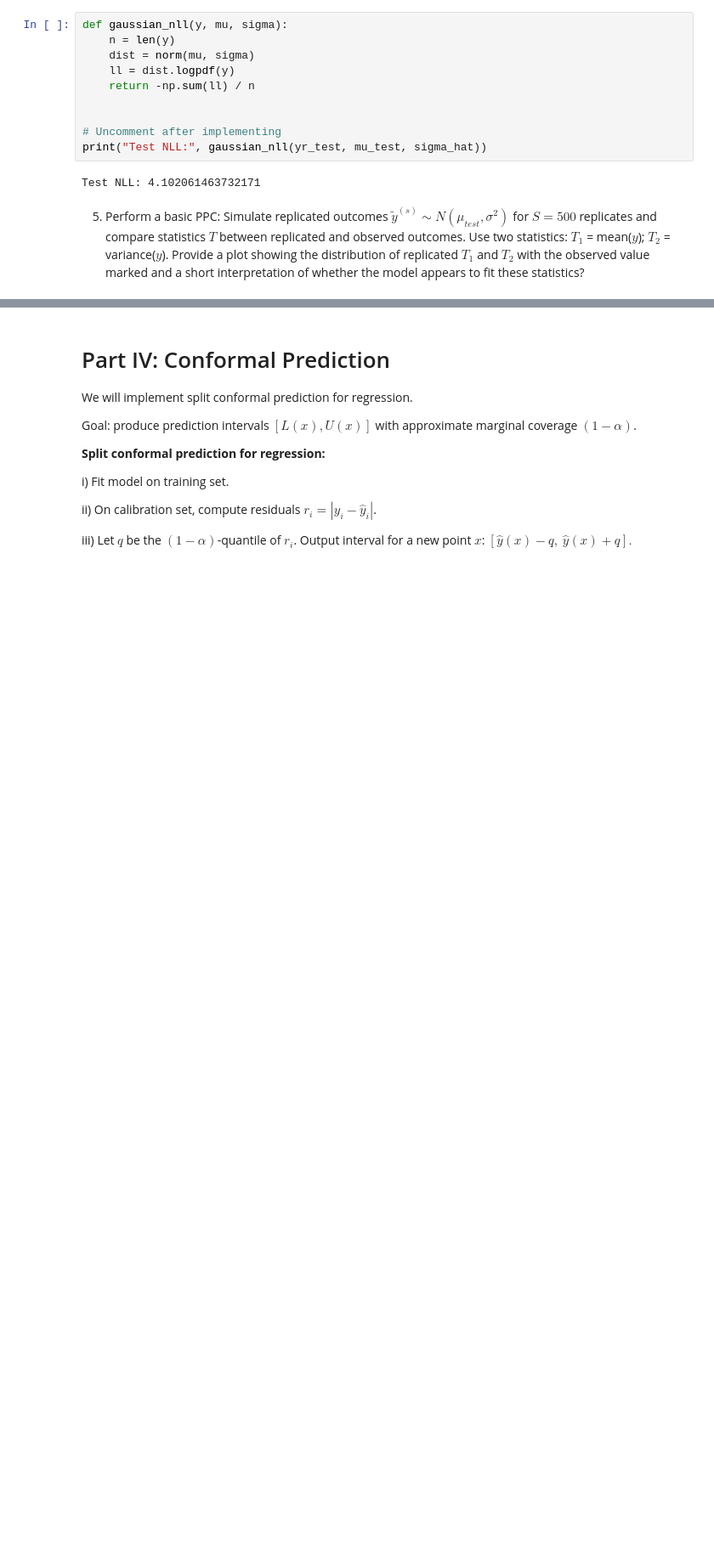
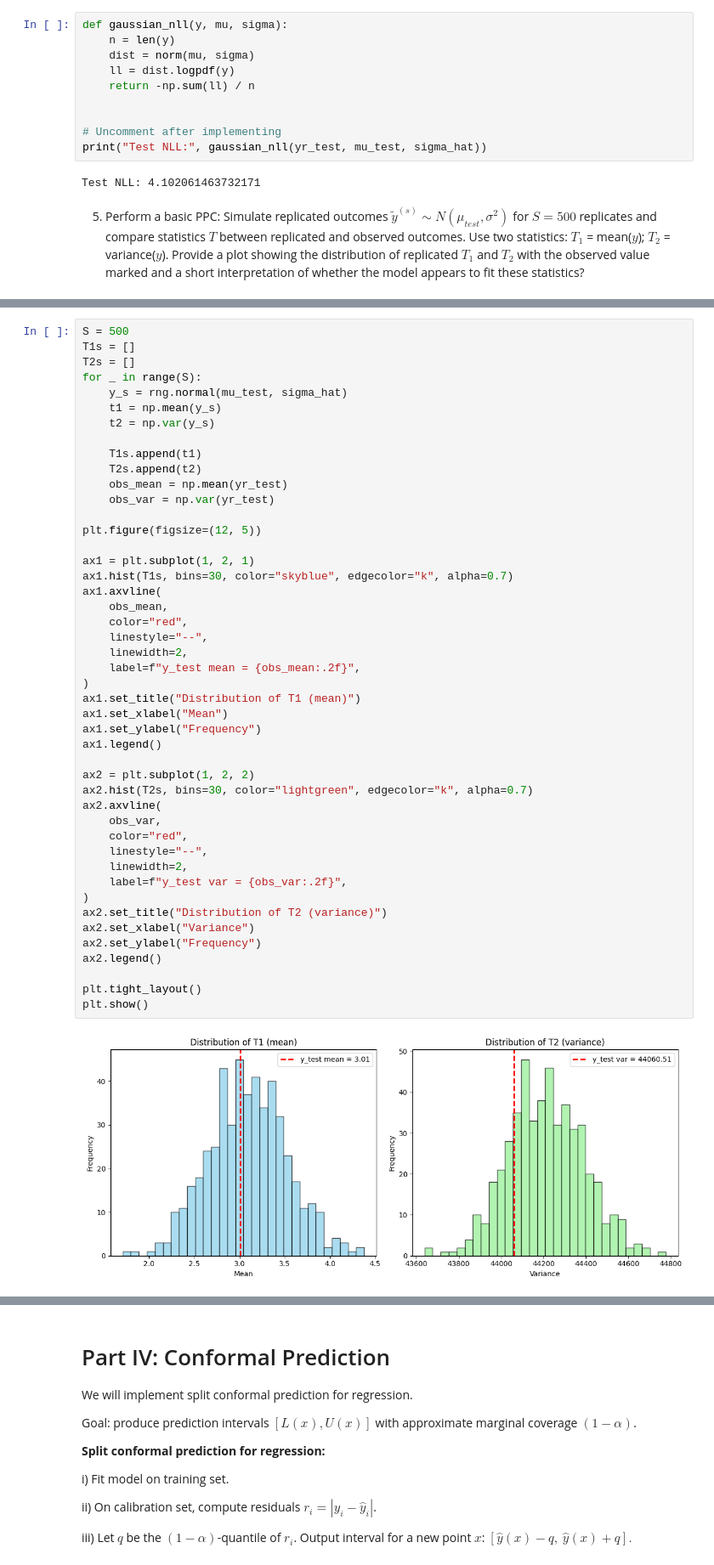
Before and after one commit to chihuangliu/ELEC70122_ML_for_Safety_Critical_Decision_Making, a Jupyter notebook: ELEC70122_HW1.ipynb, the cells around one changed output, grey strips where cells are left out. Shown at 85% size. Drawn from its saved outputs; the diff is of its cells as text; blank space fills up the shorter version.

```diff
--- a/ELEC70122_HW1.ipynb
+++ b/ELEC70122_HW1.ipynb
@@ -971,0 +979,48 @@ Test NLL: 4.102061463732171
+# %%
+S = 500
+T1s = []
+T2s = []
+for _ in range(S):
+    y_s = rng.normal(mu_test, sigma_hat)
+    t1 = np.mean(y_s)
+    t2 = np.var(y_s)
+
+    T1s.append(t1)
+    T2s.append(t2)
+    obs_mean = np.mean(yr_test)
+    obs_var = np.var(yr_test)
+
+plt.figure(figsize=(12, 5))
+
+ax1 = plt.subplot(1, 2, 1)
+ax1.hist(T1s, bins=30, color="skyblue", edgecolor="k", alpha=0.7)
+ax1.axvline(
+    obs_mean,
+    color="red",
+    linestyle="--",
+    linewidth=2,
+    label=f"y_test mean = {obs_mean:.2f}",
+)
+ax1.set_title("Distribution of T1 (mean)")
+ax1.set_xlabel("Mean")
+ax1.set_ylabel("Frequency")
+ax1.legend()
+
+ax2 = plt.subplot(1, 2, 2)
+ax2.hist(T2s, bins=30, color="lightgreen", edgecolor="k", alpha=0.7)
+ax2.axvline(
+    obs_var,
+    color="red",
+    linestyle="--",
+    linewidth=2,
+    label=f"y_test var = {obs_var:.2f}",
+)
+ax2.set_title("Distribution of T2 (variance)")
+ax2.set_xlabel("Variance")
+ax2.set_ylabel("Frequency")
+ax2.legend()
+
+plt.tight_layout()
+plt.show()
+# %% [output]
+[figure, added]
```
Also changed, not shown: parts of 3 cells of this notebook.
